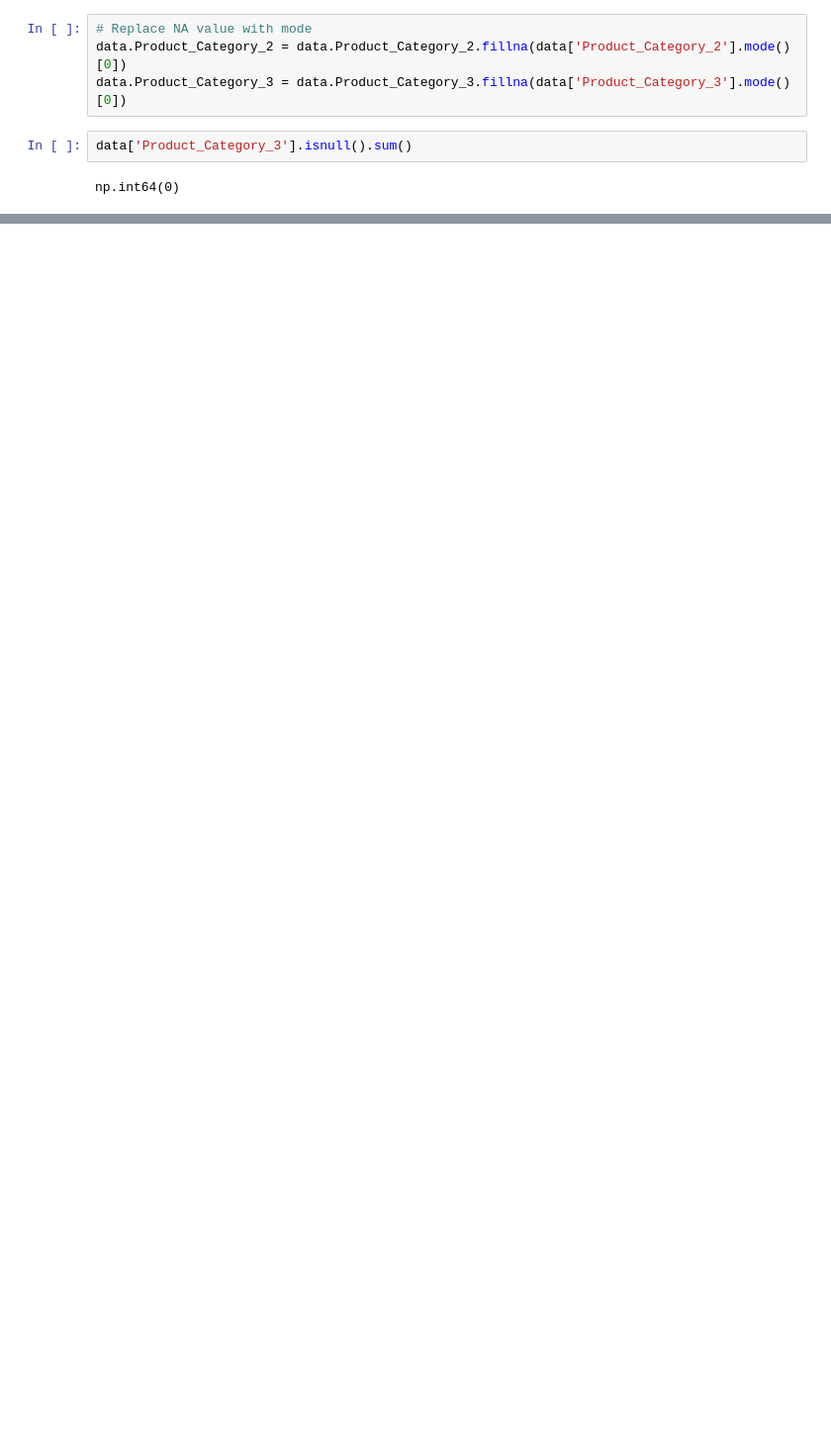
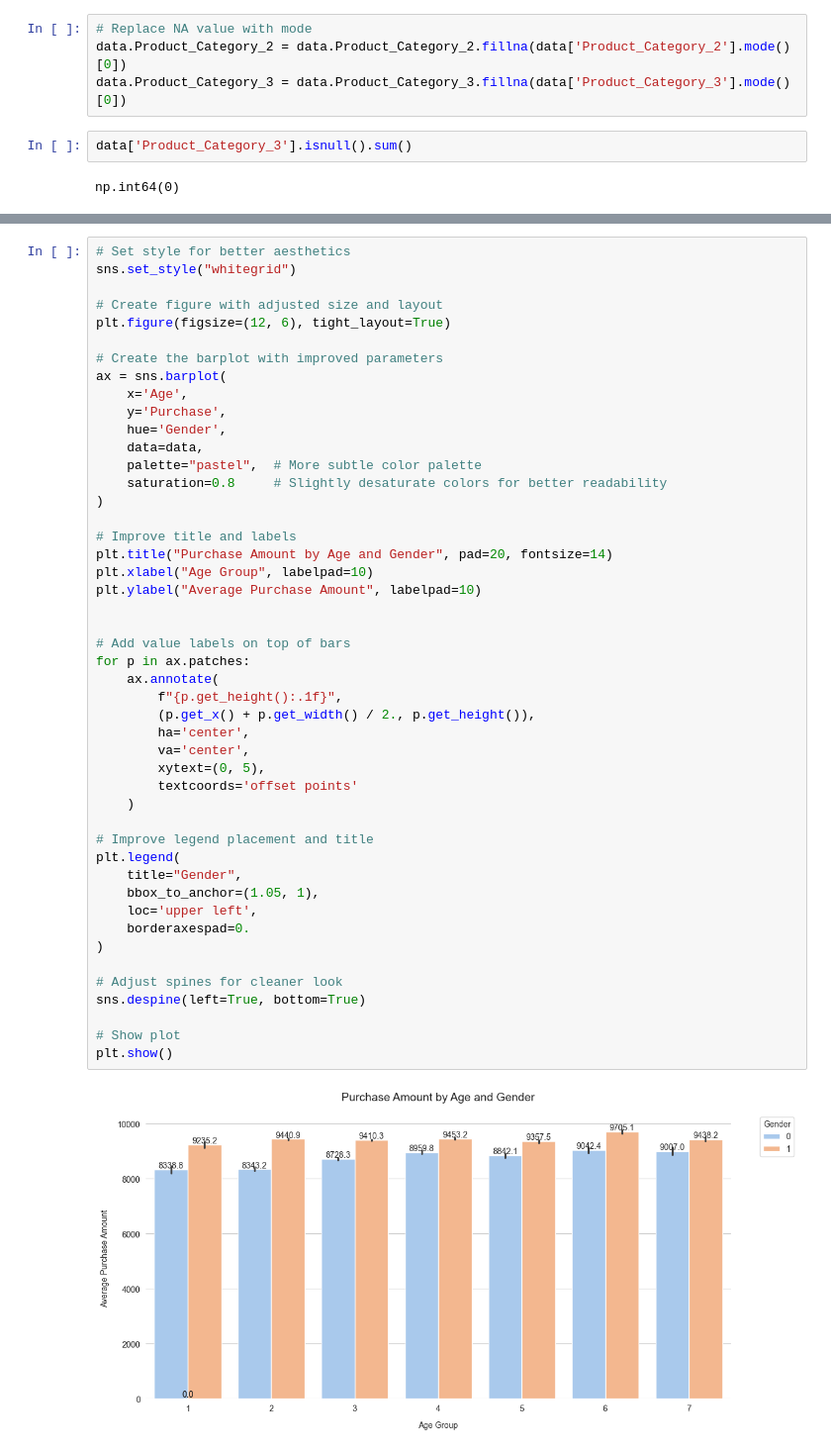
Before and after one commit to Somesh-Salunkhe/EDA_Black_Friday_Dataset, a Jupyter notebook: Exploratory_data_analysis.ipynb, the cells around one changed output, grey strips where cells are left out. Shown: that part at 99% size. Saved outputs shown, nothing was run; the diff lists cells and outputs as text; blank space fills up the shorter version.

```diff
--- a/Exploratory_data_analysis.ipynb
+++ b/Exploratory_data_analysis.ipynb
@@ -306,0 +369,49 @@ data.head()
+# %%
+# Set style for better aesthetics
+sns.set_style("whitegrid")
+
+# Create figure with adjusted size and layout
+plt.figure(figsize=(12, 6), tight_layout=True)
+
+# Create the barplot with improved parameters
+ax = sns.barplot(
+    x='Age',
+    y='Purchase',
+    hue='Gender',
+    data=data,
+    palette="pastel",  # More subtle color palette
+    saturation=0.8     # Slightly desaturate colors for better readability
+)
+
+# Improve title and labels
+plt.title("Purchase Amount by Age and Gender", pad=20, fontsize=14)
+plt.xlabel("Age Group", labelpad=10)
+plt.ylabel("Average Purchase Amount", labelpad=10)
+
+
+# Add value labels on top of bars
+for p in ax.patches:
+    ax.annotate(
+        f"{p.get_height():.1f}",
+        (p.get_x() + p.get_width() / 2., p.get_height()),
+        ha='center',
+        va='center',
+        xytext=(0, 5),
+        textcoords='offset points'
+    )
+
+# Improve legend placement and title
+plt.legend(
+    title="Gender",
+    bbox_to_anchor=(1.05, 1),
+    loc='upper left',
+    borderaxespad=0.
+)
+
+# Adjust spines for cleaner look
+sns.despine(left=True, bottom=True)
+
+# Show plot
+plt.show()
+# %% [output]
+[figure, added]
```
Also changed, not shown: parts of 26 cells of this notebook.
